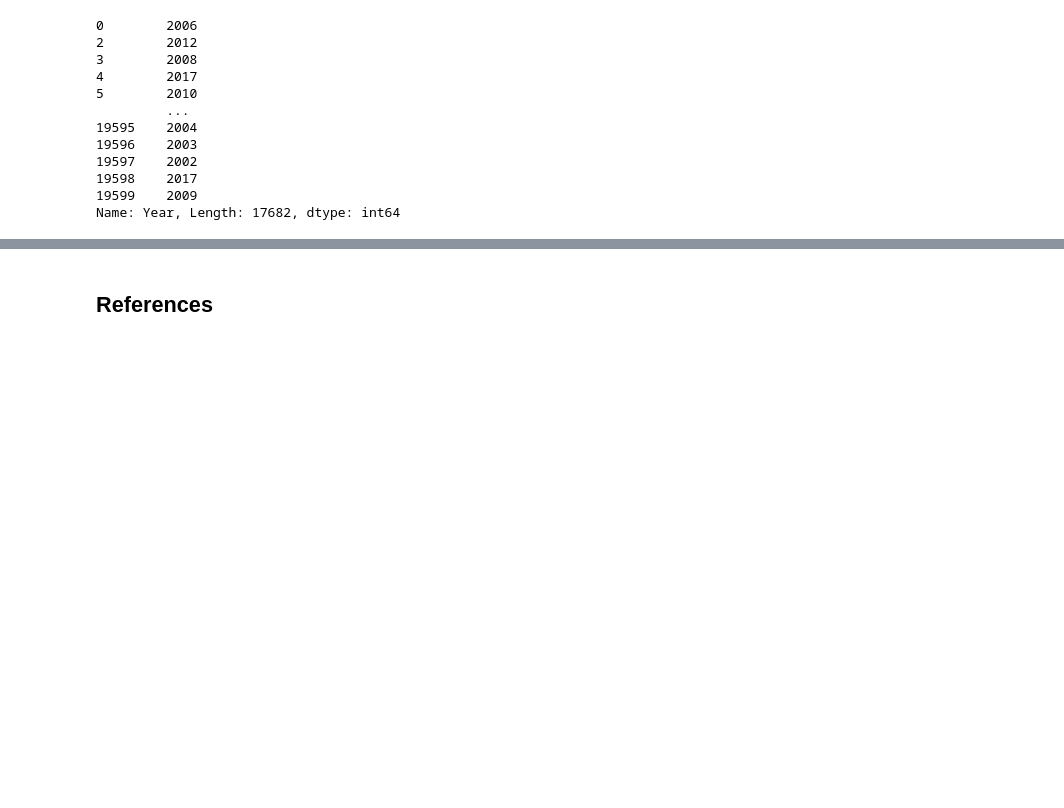
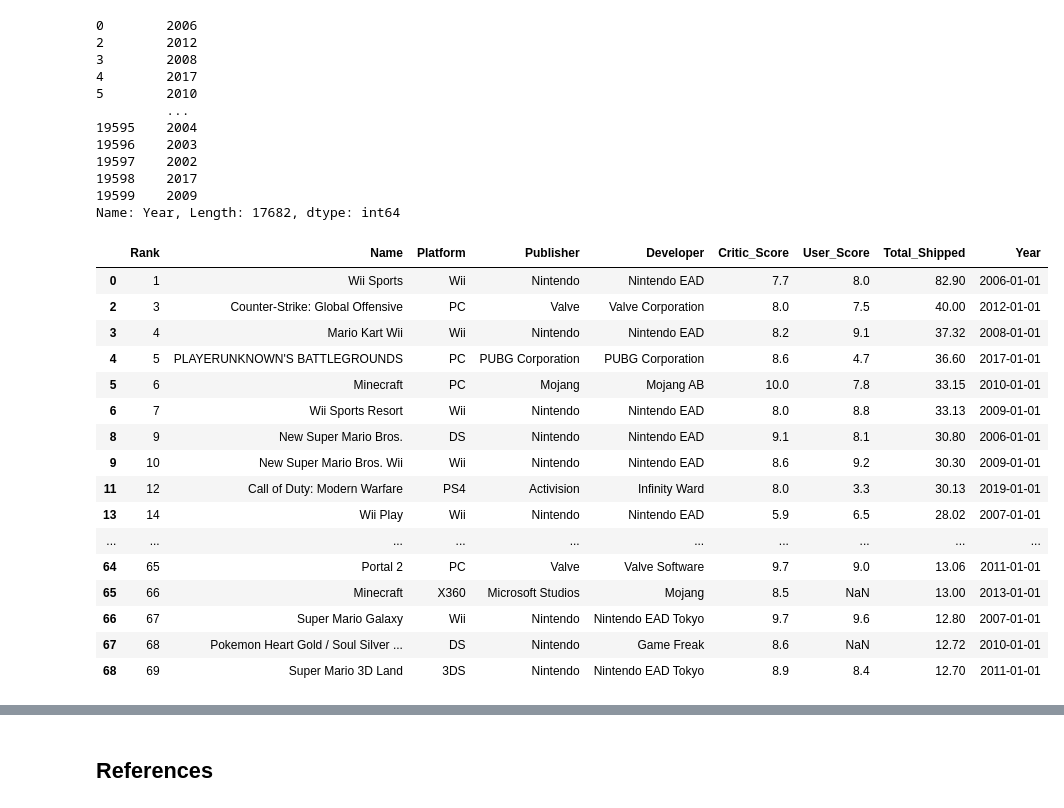
Before and after one commit to MegTully/Programming-For-DA-Project, a Jupyter notebook: Video game data.ipynb, the cells around one changed output, grey strips where cells are left out. Cells and saved outputs as stored; diff of their text form; code cells hidden in the pictures; blank space fills up the shorter version.

```diff
--- a/Video game data.ipynb
+++ b/Video game data.ipynb
@@ -195 +198,22 @@ Name: Year, Length: 17682, dtype: int64
+# %%
+#check Year column
+dataset.head(60)
+# %% [output]
+|  | Rank | Name | Platform | Publisher | Developer | Critic_Score | User_Score | Total_Shipped | Year |
+| 0 | 1 | Wii Sports | Wii | Nintendo | Nintendo EAD | 7.7 | 8.0 | 82.90 | 2006-01-01 |
+| 2 | 3 | Counter-Strike: Global Offensive | PC | Valve | Valve Corporation | 8.0 | 7.5 | 40.00 | 2012-01-01 |
+| 3 | 4 | Mario Kart Wii | Wii | Nintendo | Nintendo EAD | 8.2 | 9.1 | 37.32 | 2008-01-01 |
+| 4 | 5 | PLAYERUNKNOWN'S BATTLEGROUNDS | PC | PUBG Corporation | PUBG Corporation | 8.6 | 4.7 | 36.60 | 2017-01-01 |
+| 5 | 6 | Minecraft | PC | Mojang | Mojang AB | 10.0 | 7.8 | 33.15 | 2010-01-01 |
+| 6 | 7 | Wii Sports Resort | Wii | Nintendo | Nintendo EAD | 8.0 | 8.8 | 33.13 | 2009-01-01 |
+| 8 | 9 | New Super Mario Bros. | DS | Nintendo | Nintendo EAD | 9.1 | 8.1 | 30.80 | 2006-01-01 |
+| 9 | 10 | New Super Mario Bros. Wii | Wii | Nintendo | Nintendo EAD | 8.6 | 9.2 | 30.30 | 2009-01-01 |
+| 11 | 12 | Call of Duty: Modern Warfare | PS4 | Activision | Infinity Ward | 8.0 | 3.3 | 30.13 | 2019-01-01 |
+| 13 | 14 | Wii Play | Wii | Nintendo | Nintendo EAD | 5.9 | 6.5 | 28.02 | 2007-01-01 |
+| ... | ... | ... | ... | ... | ... | ... | ... | ... | ... |
+| 64 | 65 | Portal 2 | PC | Valve | Valve Software | 9.7 | 9.0 | 13.06 | 2011-01-01 |
+| 65 | 66 | Minecraft | X360 | Microsoft Studios | Mojang | 8.5 | NaN | 13.00 | 2013-01-01 |
+| 66 | 67 | Super Mario Galaxy | Wii | Nintendo | Nintendo EAD Tokyo | 9.7 | 9.6 | 12.80 | 2007-01-01 |
+| 67 | 68 | Pokemon Heart Gold / Soul Silver ... | DS | Nintendo | Game Freak | 8.6 | NaN | 12.72 | 2010-01-01 |
+| 68 | 69 | Super Mario 3D Land | 3DS | Nintendo | Nintendo EAD Tokyo | 8.9 | 8.4 | 12.70 | 2011-01-01 |
 # %%
```
Also changed, not shown: parts of 11 cells of this notebook, 1 other file.
